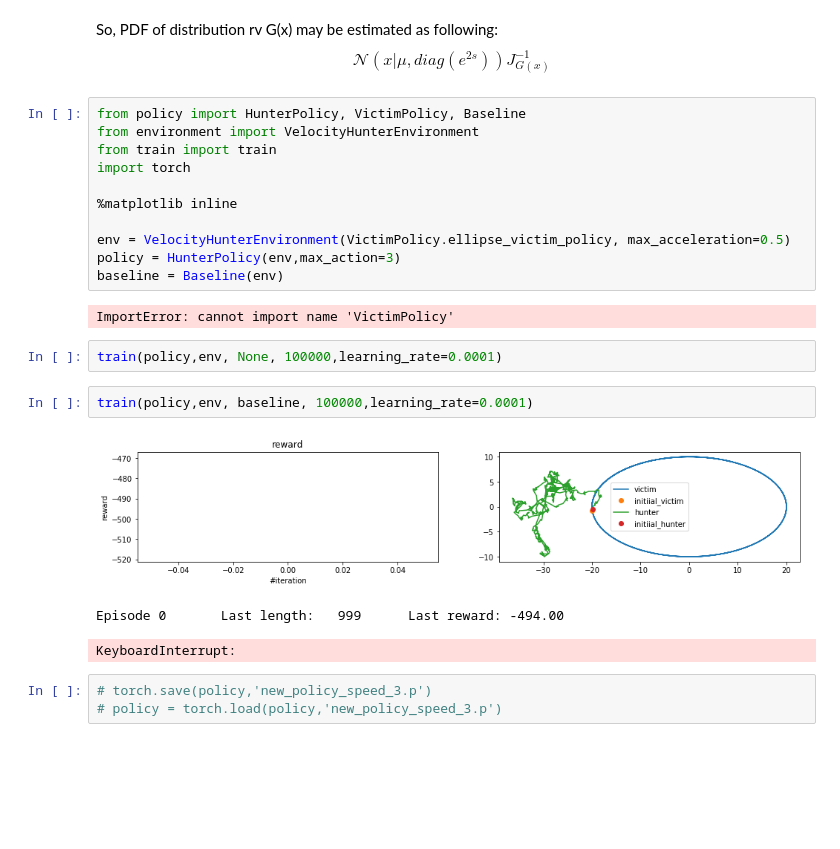
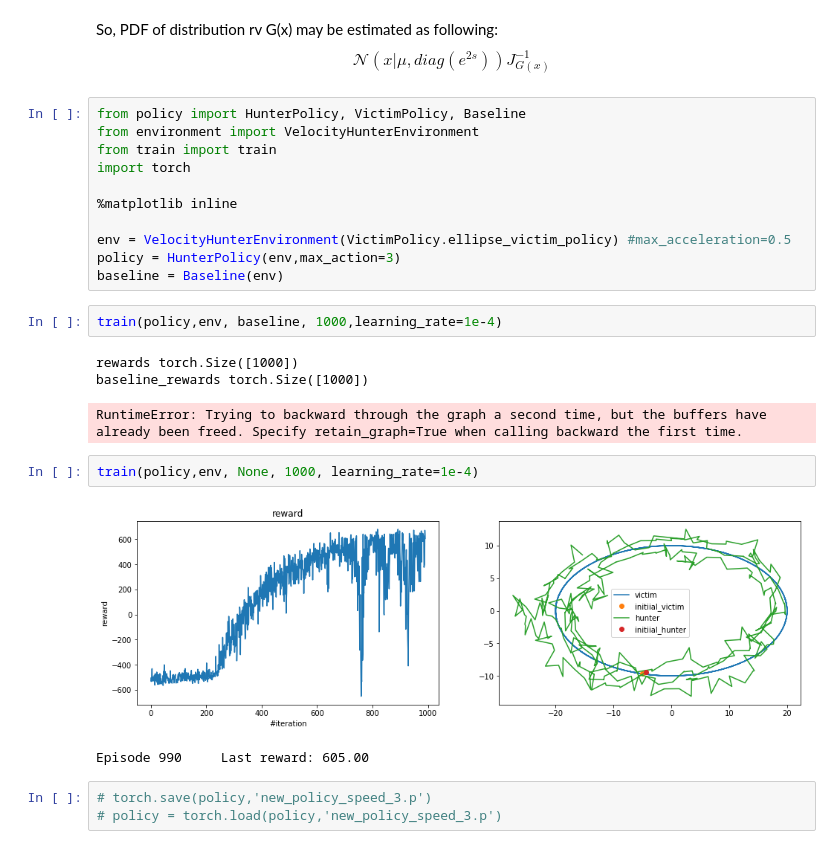
Before and after one commit to egornuzhin/hunter_learning, a Jupyter notebook: rl_hunter_larning_radial_domain.ipynb, the cells around one changed output. Cells and saved outputs as stored; diff of their text form; blank space fills up the shorter version.

```diff
--- a/rl_hunter_larning_radial_domain.ipynb
+++ b/rl_hunter_larning_radial_domain.ipynb
@@ -94,19 +94,20 @@ import torch
 
 %matplotlib inline
 
-env = VelocityHunterEnvironment(VictimPolicy.ellipse_victim_policy, max_acceleration=0.5)
+env = VelocityHunterEnvironment(VictimPolicy.ellipse_victim_policy) #max_acceleration=0.5
 policy = HunterPolicy(env,max_action=3)
 baseline = Baseline(env)
-# %% [output]
-ImportError: cannot import name 'VictimPolicy'
+# %%
+train(policy,env, baseline, 1000,learning_rate=1e-4)
+# %% [output]
+rewards torch.Size([1000])
+baseline_rewards torch.Size([1000])
+RuntimeError: Trying to backward through the graph a second time, but the buffers have already been freed. Specify retain_graph=True when calling backward the first time.
 # %%
-train(policy,env, None, 100000,learning_rate=0.0001)
+train(policy,env, None, 1000, learning_rate=1e-4)
+# %% [output]
+[figure, added]
+Episode 990     Last reward: 605.00
-# %%
-train(policy,env, baseline, 100000,learning_rate=0.0001)
-# %% [output]
-[figure, removed]
-Episode 0       Last length:   999      Last reward: -494.00
-KeyboardInterrupt:
 # %%
 # torch.save(policy,'new_policy_speed_3.p')
 # policy = torch.load(policy,'new_policy_speed_3.p')
```
Also changed, not shown: parts of 1 cell of this notebook, 1 other file.
